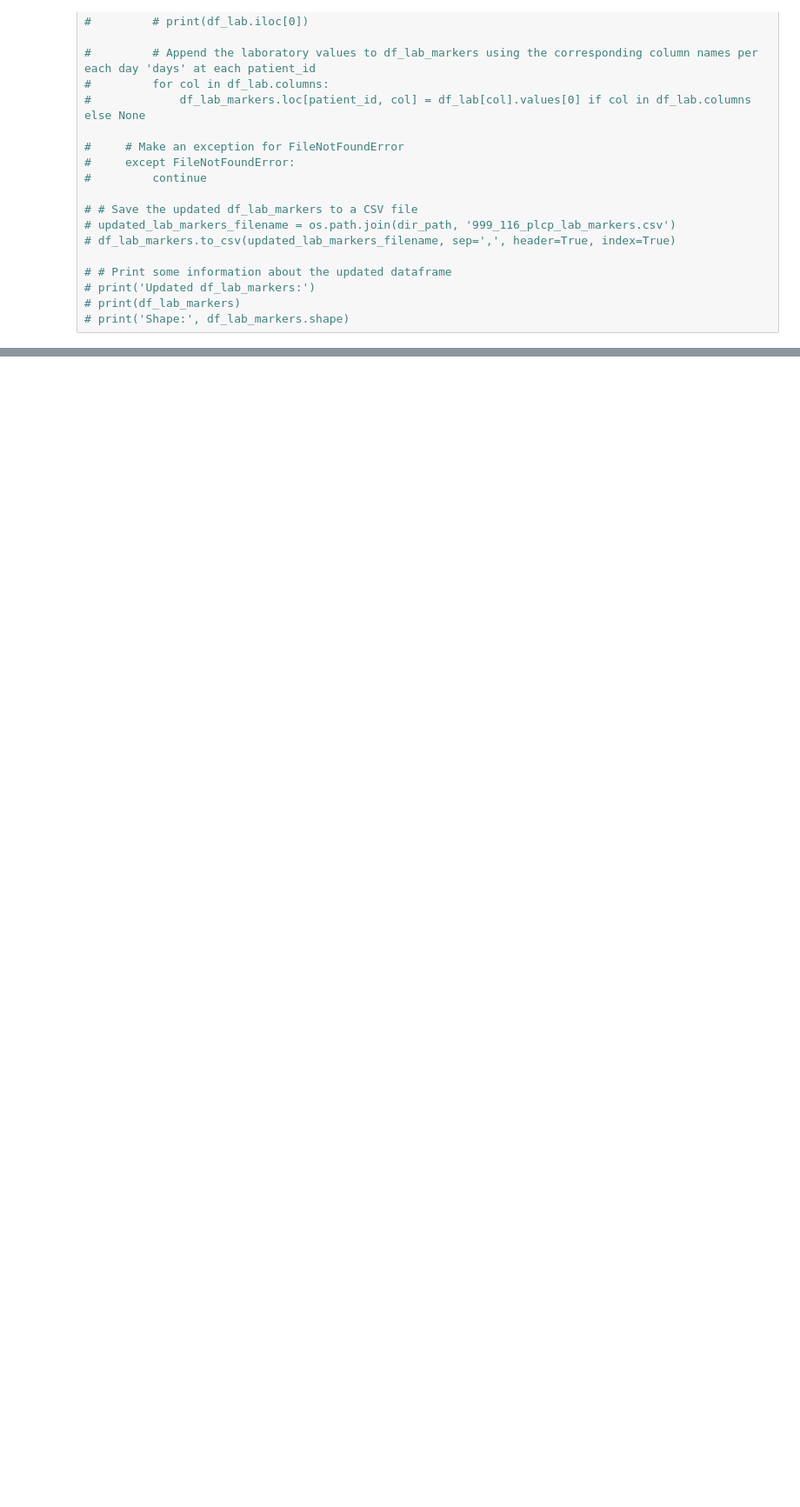
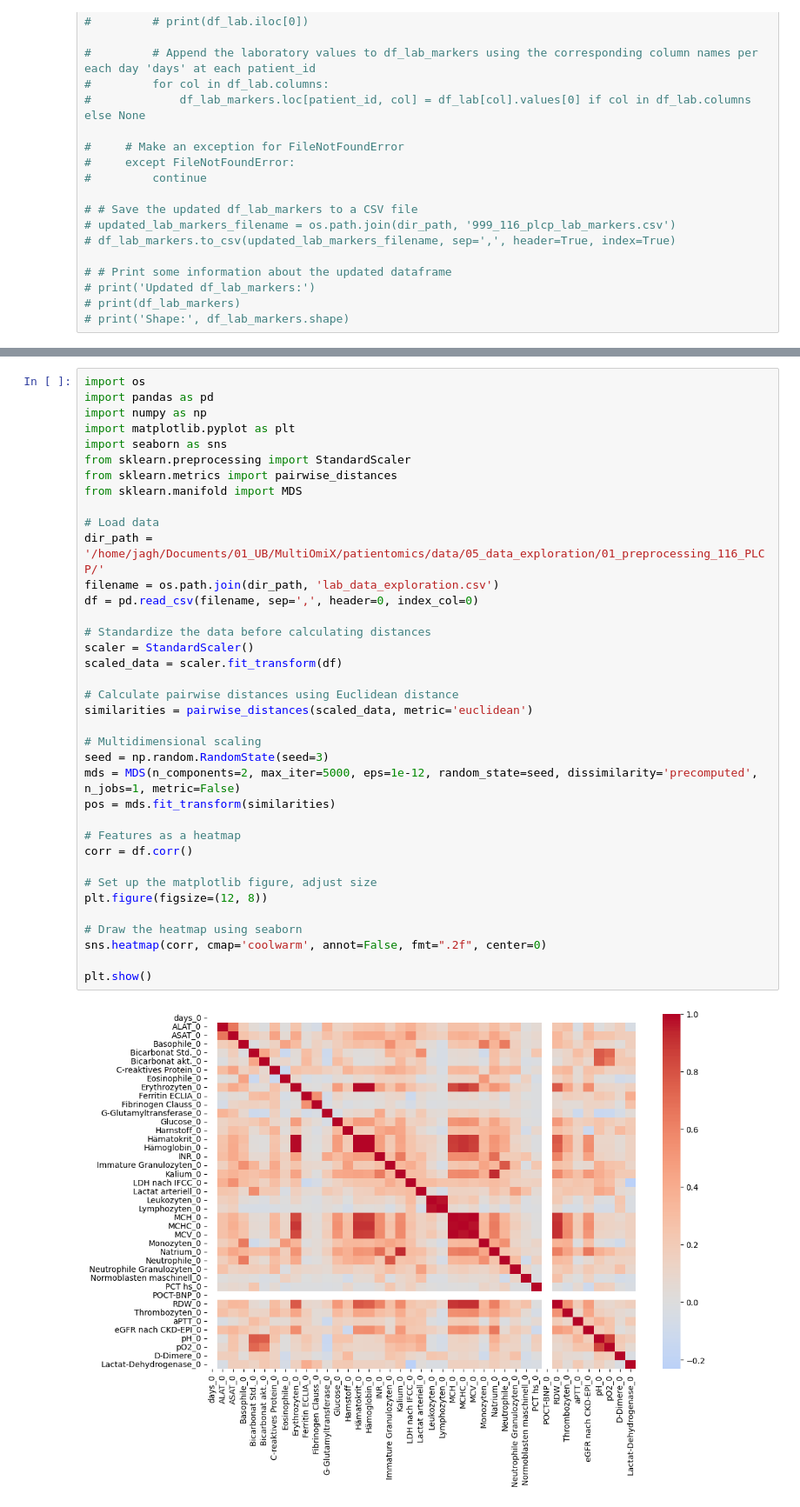
Before and after one commit to jagh/patientomics, a Jupyter notebook: notebooks/analyzing_labmarkers_for_long_covid.ipynb, the cells around one changed output, grey strips where cells are left out. Shown at 87% size. Saved outputs shown, nothing was run; the diff lists cells and outputs as text; blank space fills up the shorter version.

Commit message:
Updated the visualization process for long covid

```diff
--- a/notebooks/analyzing_labmarkers_for_long_covid.ipynb
+++ b/notebooks/analyzing_labmarkers_for_long_covid.ipynb
@@ -390,0 +607,39 @@ Number of infinite values: 0
+# %%
+import os
+import pandas as pd
+import numpy as np
+import matplotlib.pyplot as plt
+import seaborn as sns
+from sklearn.preprocessing import StandardScaler
+from sklearn.metrics import pairwise_distances
+from sklearn.manifold import MDS
+
+# Load data
+dir_path = '/home/jagh/Documents/01_UB/MultiOmiX/patientomics/data/05_data_exploration/01_preprocessing_116_PLCP/'
+filename = os.path.join(dir_path, 'lab_data_exploration.csv')
+df = pd.read_csv(filename, sep=',', header=0, index_col=0)
+
+# Standardize the data before calculating distances
+scaler = StandardScaler()
+scaled_data = scaler.fit_transform(df)
+
+# Calculate pairwise distances using Euclidean distance
+similarities = pairwise_distances(scaled_data, metric='euclidean')
+
+# Multidimensional scaling
+seed = np.random.RandomState(seed=3)
+mds = MDS(n_components=2, max_iter=5000, eps=1e-12, random_state=seed, dissimilarity='precomputed', n_jobs=1, metric=False)
+pos = mds.fit_transform(similarities)
+
+# Features as a heatmap
+corr = df.corr()
+
+# Set up the matplotlib figure, adjust size
+plt.figure(figsize=(12, 8))
+
+# Draw the heatmap using seaborn
+sns.heatmap(corr, cmap='coolwarm', annot=False, fmt=".2f", center=0)
+
+plt.show()
+# %% [output]
+[figure, added]
```
Also changed, not shown: parts of 9 cells of this notebook.
